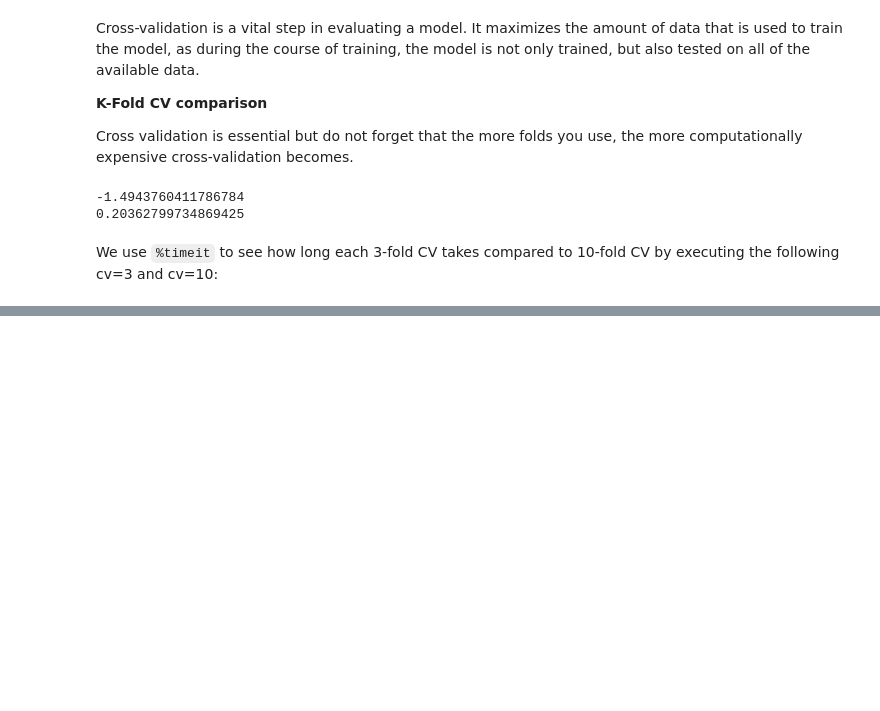
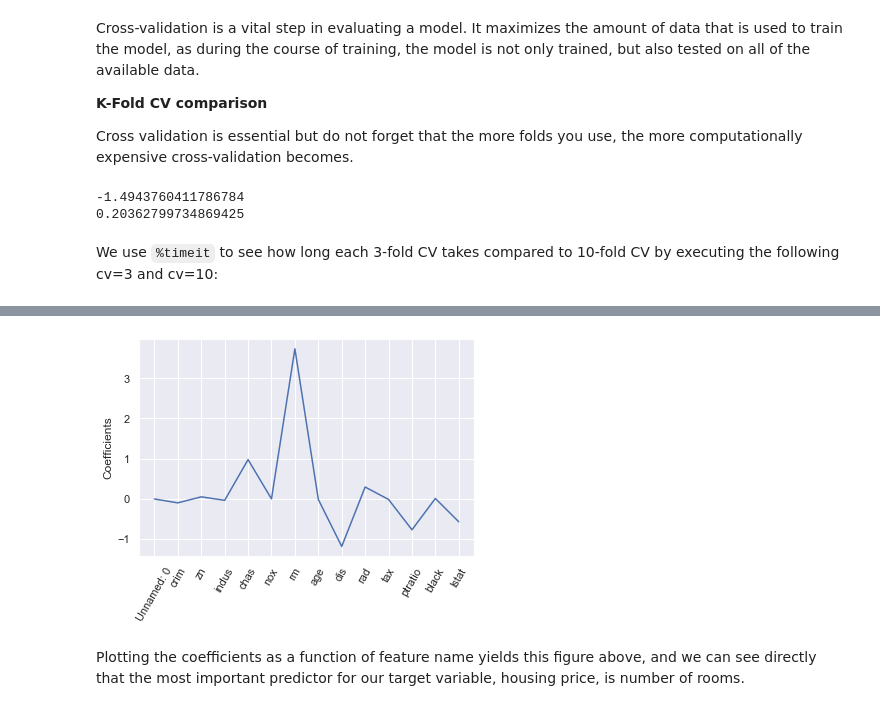
Before and after one commit to mirianfsilva/machine-learning-studies, a Jupyter notebook: supervised-learning-with-scikit-learn/regression-data-exploratory.ipynb, the cells around one changed output, grey strips where cells are left out. Cells and saved outputs as stored; diff of their text form; code cells hidden in the pictures; blank space fills up the shorter version.

```diff
--- a/supervised-learning-with-scikit-learn/regression-data-exploratory.ipynb
+++ b/supervised-learning-with-scikit-learn/regression-data-exploratory.ipynb
@@ -236,0 +313,19 @@ We use `%timeit` to see how long each 3-fold CV takes compared to 10-fold CV by
+# %%
+#Lasso for feature selection in scikit-learn
+from sklearn.linear_model import Lasso
+
+#Store the feature names in the variable names
+names = boston.drop('medv', axis = 1).columns
+# We then instatiate our regressor, fit it to the data as always,
+#then we can extract the ceof attribute and store in lasso coef
+lasso = Lasso(alpha = 0.1)
+lasso_coef = lasso.fit(X,y).coef_
+
+_ = plt.plot(range(len(names)), lasso_coef)
+_ = plt.xticks(range(len(names)), names, rotation=60)
+_ = plt.ylabel('Coefficients')
+plt.show()
+# %% [output]
+[figure, added]
+# %% [markdown]
+Plotting the coefficients as a function of feature name yields this figure above, and we can see directly that the most important predictor for our target variable, housing price, is number of rooms.
```
Also changed, not shown: parts of 11 cells of this notebook.
